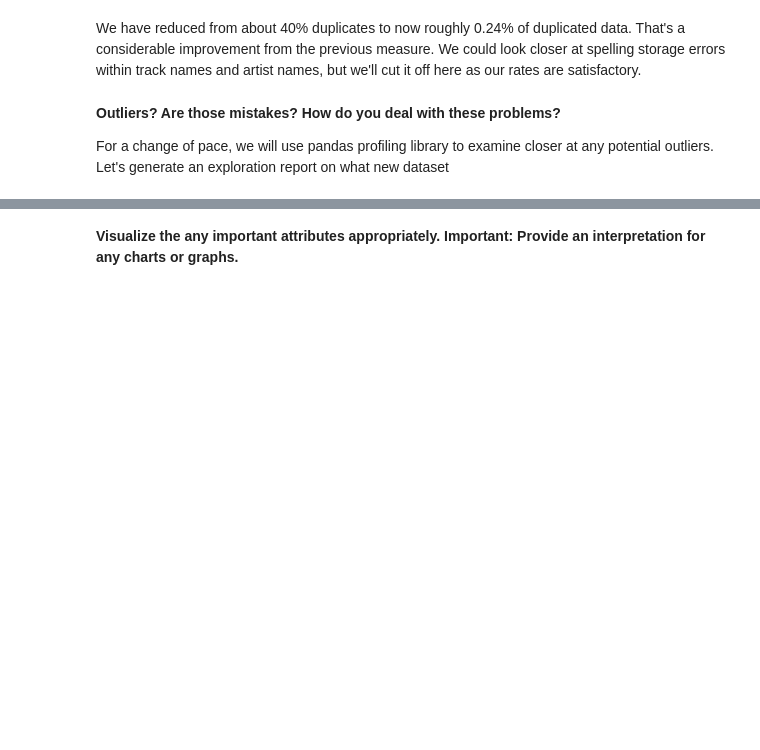
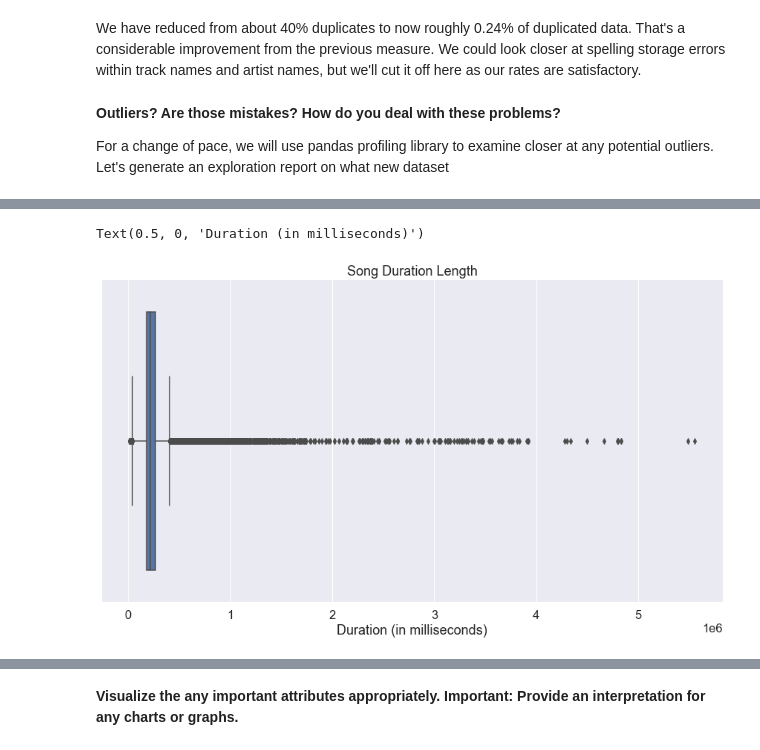
Before and after one commit to xiolett/ML1, a Jupyter notebook: Lab3_Clustering_AssociationRules_Recommenders/Taylor_Lab3.ipynb, the cells around one changed output, grey strips where cells are left out. Drawn from its saved outputs; the diff is of its cells as text; code cells hidden in the pictures; blank space fills up the shorter version.

```diff
--- a/Lab3_Clustering_AssociationRules_Recommenders/Taylor_Lab3.ipynb
+++ b/Lab3_Clustering_AssociationRules_Recommenders/Taylor_Lab3.ipynb
@@ -342,0 +352,7 @@ KeyError: 'target'
+# %%
+p = sns.boxplot(x="duration_ms", data=numerical_columns)
+p.set_title("Song Duration Length")
+p.set_xlabel("Duration (in milliseconds)")
+# %% [output]
+Text(0.5, 0, 'Duration (in milliseconds)')
+[figure, added]
```
Also changed, not shown: parts of 10 cells of this notebook.
